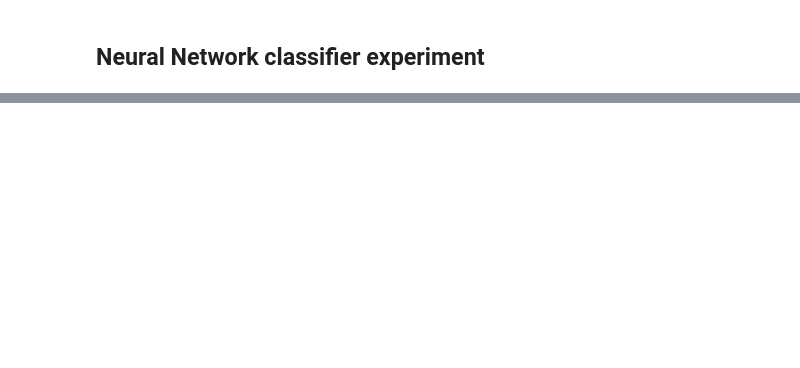
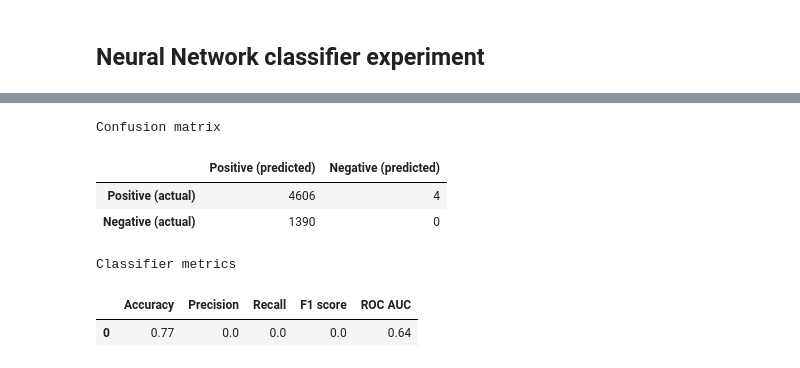
Before and after one commit to MADS-milestone/milestone-2, a Jupyter notebook: supervised_learning.ipynb, the cells around one changed output, grey strips where cells are left out. Cells and saved outputs as stored; diff of their text form; code cells hidden in the pictures; blank space fills up the shorter version.

```diff
--- a/supervised_learning.ipynb
+++ b/supervised_learning.ipynb
@@ -222,0 +256,8 @@ Epoch 20/20
+# %%
+lr = LogisticRegression(random_state=RANDOM_SEED).fit(X_train,y_train)
+gnb = GaussianNB().fit(X_train,y_train)
+svc = LinearSVC(random_state=RANDOM_SEED).fit(X_train,y_train)
+
+scaled_lr = LogisticRegression(random_state=RANDOM_SEED).fit(scaled_X_train,y_train)
+scaled_gnb = GaussianNB().fit(scaled_X_train,y_train)
+scaled_svc = LinearSVC(random_state=RANDOM_SEED).fit(scaled_X_train,y_train)
@@ -222,0 +322,10 @@ Epoch 20/20
+# %%
+get_classifier_summary(clsf_type='Logistic Regression', clsf=lr, X_test=X_val, y_test=y_val)
+# %% [output]
+Confusion matrix
+|  | Positive (predicted) | Negative (predicted) |
+| Positive (actual) | 4606 | 4 |
+| Negative (actual) | 1390 | 0 |
+Classifier metrics
+|  | Accuracy | Precision | Recall | F1 score | ROC AUC |
+| 0 | 0.77 | 0.0 | 0.0 | 0.0 | 0.64 |
```
Also changed, not shown: parts of 18 cells of this notebook, 1 other file.
